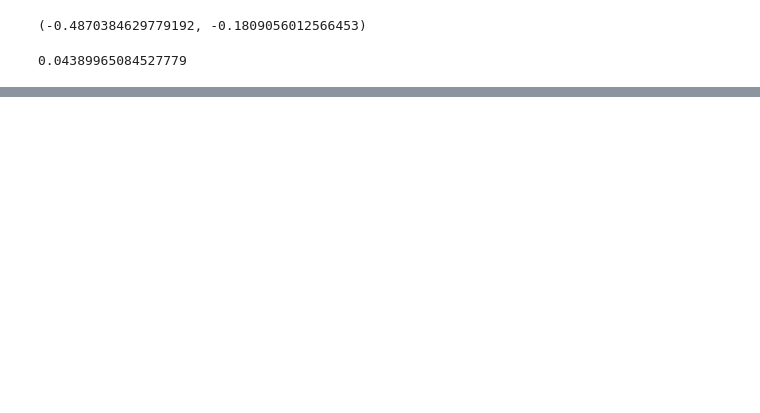
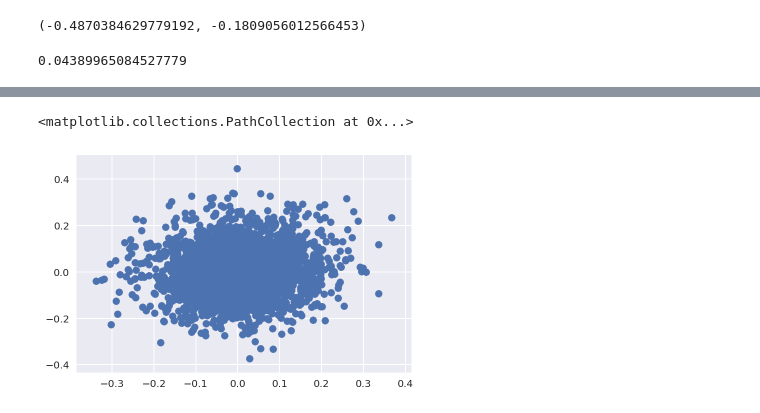
Before and after one commit to Robert-Aduviri/DSG-2018-Qualifiers, a Jupyter notebook: notebooks/robert/RA-16-Matrix-Factorization.ipynb, the cells around one changed output, grey strips where cells are left out. Cells and saved outputs as stored; diff of their text form; code cells hidden in the pictures; blank space fills up the shorter version.

```diff
--- a/notebooks/robert/RA-16-Matrix-Factorization.ipynb
+++ b/notebooks/robert/RA-16-Matrix-Factorization.ipynb
@@ -491,0 +500,5 @@ svd.get_neighbors()
+# %%
+plt.scatter(svd.pu[:,0], svd.pu[:,1])
+# %% [output]
+<matplotlib.collections.PathCollection at 0x...>
+[figure, added]
```
Also changed, not shown: parts of 15 cells of this notebook, 2 other files.
